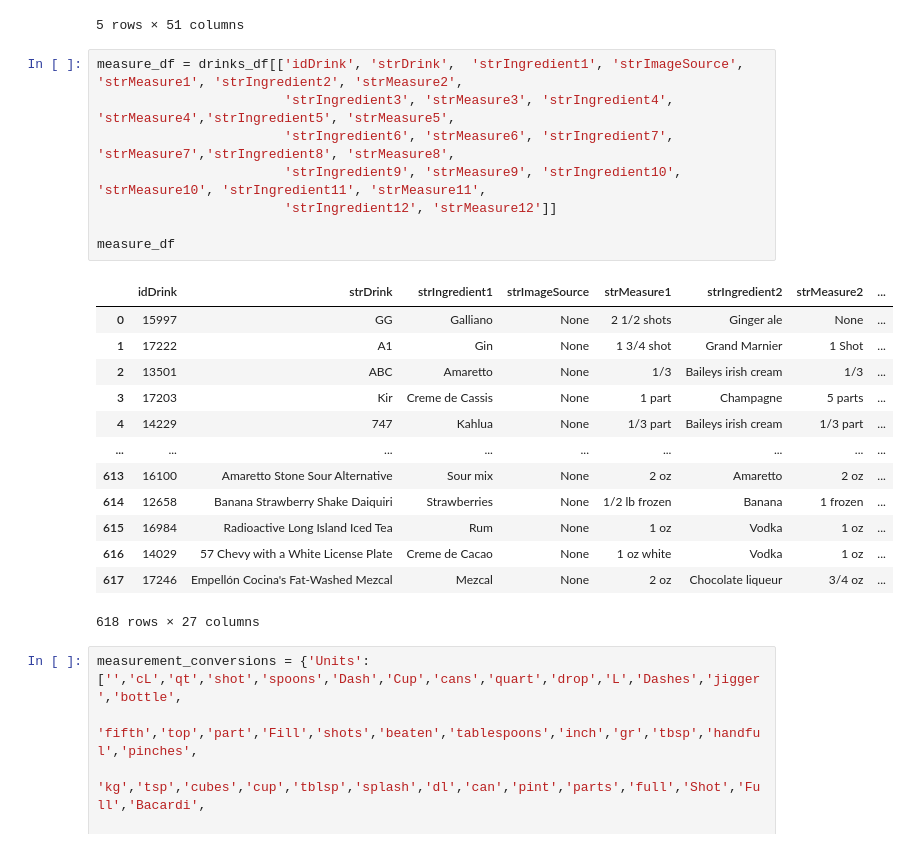
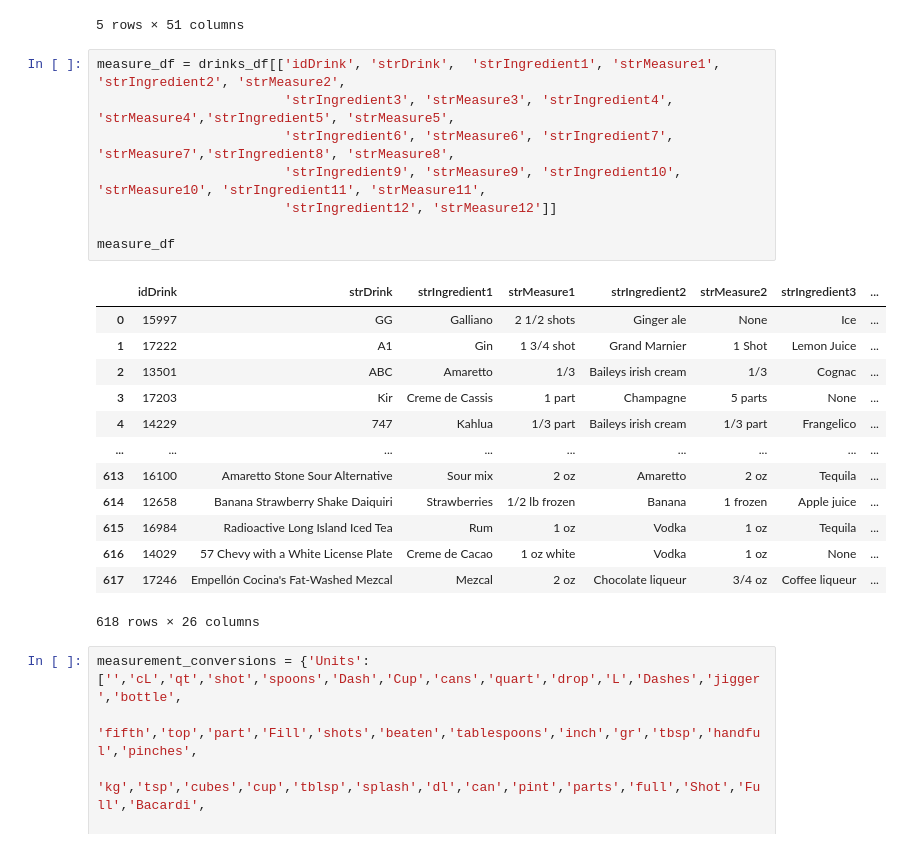
Before and after one commit to rclassit/Project-2, a Jupyter notebook: Data Cleaning.ipynb, the cells around one changed output. Saved outputs shown, nothing was run; the diff lists cells and outputs as text.

```diff
--- a/Data Cleaning.ipynb
+++ b/Data Cleaning.ipynb
@@ -23,27 +23,27 @@ drinks_df.head()
 | 4 | 14229 | 747 | None | None | None | Shot | None | Alcoholic | Shot glass | ... |
 5 rows × 51 columns
 # %%
-measure_df = drinks_df[['idDrink', 'strDrink',  'strIngredient1', 'strImageSource', 'strMeasure1', 'strIngredient2', 'strMeasure2',
+measure_df = drinks_df[['idDrink', 'strDrink',  'strIngredient1', 'strMeasure1', 'strIngredient2', 'strMeasure2',
                         'strIngredient3', 'strMeasure3', 'strIngredient4', 'strMeasure4','strIngredient5', 'strMeasure5',
                         'strIngredient6', 'strMeasure6', 'strIngredient7', 'strMeasure7','strIngredient8', 'strMeasure8',
                         'strIngredient9', 'strMeasure9', 'strIngredient10', 'strMeasure10', 'strIngredient11', 'strMeasure11',
                         'strIngredient12', 'strMeasure12']]
 
 measure_df
 # %% [output]
-|  | idDrink | strDrink | strIngredient1 | strImageSource | strMeasure1 | strIngredient2 | strMeasure2 | ... |
-| 0 | 15997 | GG | Galliano | None | 2 1/2 shots | Ginger ale | None | ... |
-| 1 | 17222 | A1 | Gin | None | 1 3/4 shot | Grand Marnier | 1 Shot | ... |
-| 2 | 13501 | ABC | Amaretto | None | 1/3 | Baileys irish cream | 1/3 | ... |
-| 3 | 17203 | Kir | Creme de Cassis | None | 1 part | Champagne | 5 parts | ... |
-| 4 | 14229 | 747 | Kahlua | None | 1/3 part | Baileys irish cream | 1/3 part | ... |
+|  | idDrink | strDrink | strIngredient1 | strMeasure1 | strIngredient2 | strMeasure2 | strIngredient3 | ... |
+| 0 | 15997 | GG | Galliano | 2 1/2 shots | Ginger ale | None | Ice | ... |
+| 1 | 17222 | A1 | Gin | 1 3/4 shot | Grand Marnier | 1 Shot | Lemon Juice | ... |
+| 2 | 13501 | ABC | Amaretto | 1/3 | Baileys irish cream | 1/3 | Cognac | ... |
+| 3 | 17203 | Kir | Creme de Cassis | 1 part | Champagne | 5 parts | None | ... |
+| 4 | 14229 | 747 | Kahlua | 1/3 part | Baileys irish cream | 1/3 part | Frangelico | ... |
 | ... | ... | ... | ... | ... | ... | ... | ... | ... |
-| 613 | 16100 | Amaretto Stone Sour Alternative | Sour mix | None | 2 oz | Amaretto | 2 oz | ... |
-| 614 | 12658 | Banana Strawberry Shake Daiquiri | Strawberries | None | 1/2 lb frozen | Banana | 1 frozen | ... |
-| 615 | 16984 | Radioactive Long Island Iced Tea | Rum | None | 1 oz | Vodka | 1 oz | ... |
-| 616 | 14029 | 57 Chevy with a White License Plate | Creme de Cacao | None | 1 oz white | Vodka | 1 oz | ... |
-| 617 | 17246 | Empellón Cocina's Fat-Washed Mezcal | Mezcal | None | 2 oz | Chocolate liqueur | 3/4 oz | ... |
+| 613 | 16100 | Amaretto Stone Sour Alternative | Sour mix | 2 oz | Amaretto | 2 oz | Tequila | ... |
+| 614 | 12658 | Banana Strawberry Shake Daiquiri | Strawberries | 1/2 lb frozen | Banana | 1 frozen | Apple juice | ... |
+| 615 | 16984 | Radioactive Long Island Iced Tea | Rum | 1 oz | Vodka | 1 oz | Tequila | ... |
+| 616 | 14029 | 57 Chevy with a White License Plate | Creme de Cacao | 1 oz white | Vodka | 1 oz | None | ... |
+| 617 | 17246 | Empellón Cocina's Fat-Washed Mezcal | Mezcal | 2 oz | Chocolate liqueur | 3/4 oz | Coffee liqueur | ... |
-618 rows × 27 columns
+618 rows × 26 columns
 # %%
 measurement_conversions = {'Units': ['','cL','qt','shot','spoons','Dash','Cup','cans','quart','drop','L','Dashes','jigger','bottle',
                 'fifth','top','part','Fill','shots','beaten','tablespoons','inch','gr','tbsp','handful','pinches',
```
Also changed, not shown: parts of 4 cells of this notebook, 1 other file.
